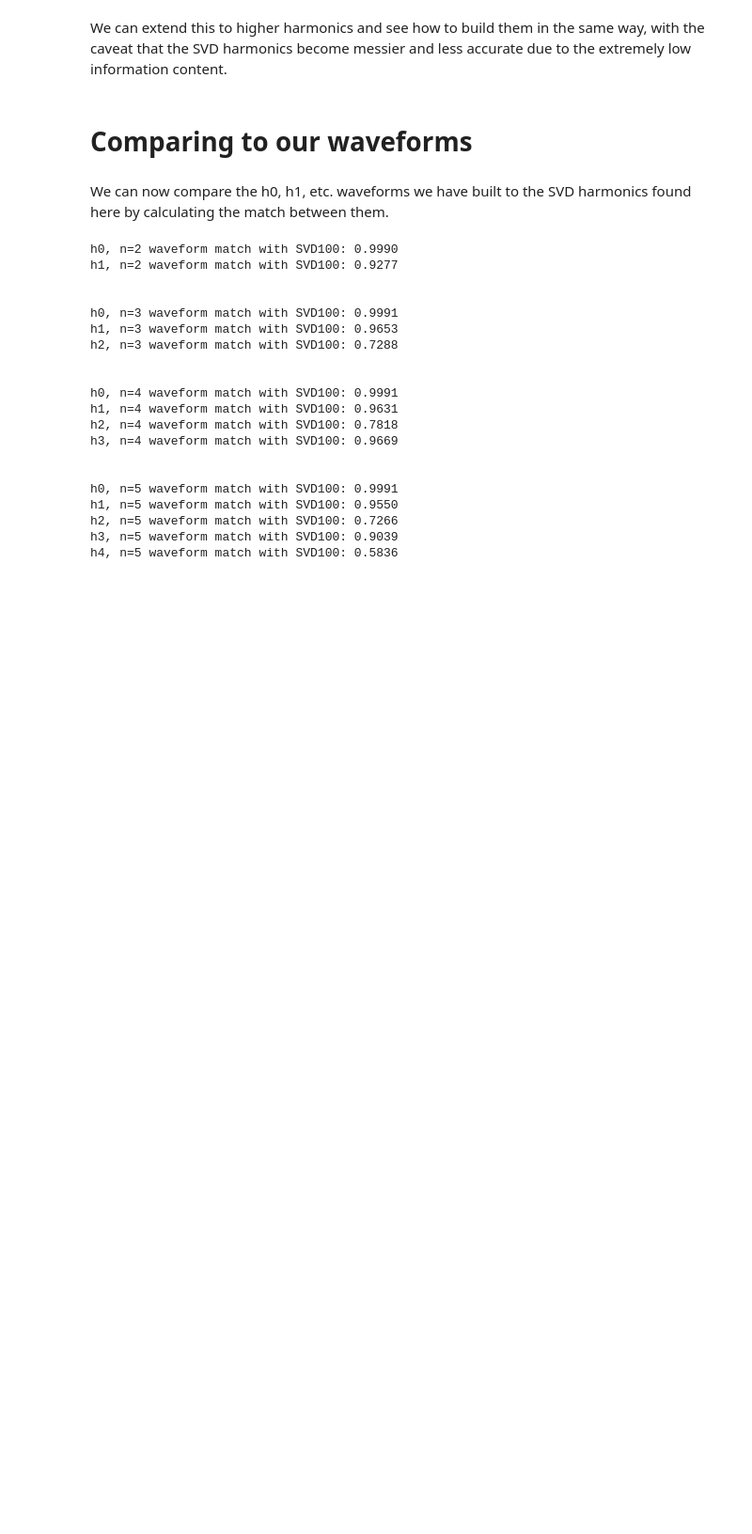
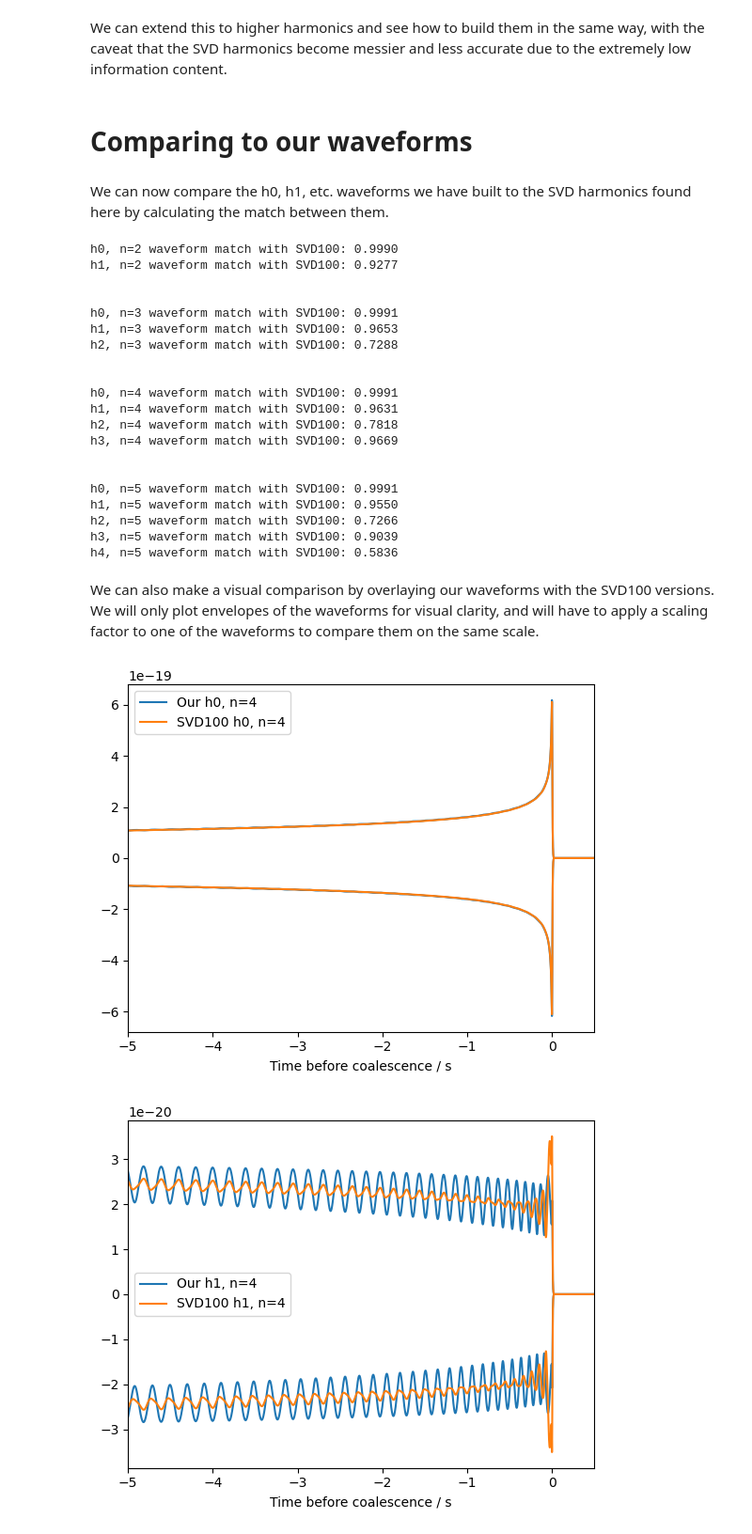
Before and after one commit to BenGPatterson/EccentricHarmonics, a Jupyter notebook: SVD_unwhitened.ipynb, the cells around one changed output. Shown at 94% size. Saved outputs shown, nothing was run; the diff lists cells and outputs as text; code cells hidden in the pictures; blank space fills up the shorter version.

Commit message:
Added visual comparison plots between our waveforms and SVD100 versions

```diff
--- a/SVD_unwhitened.ipynb
+++ b/SVD_unwhitened.ipynb
@@ -274,3 +249,47 @@ h1, n=5 waveform match with SVD100: 0.9550
 h2, n=5 waveform match with SVD100: 0.7266
 h3, n=5 waveform match with SVD100: 0.9039
 h4, n=5 waveform match with SVD100: 0.5836
+# %% [markdown]
+We can also make a visual comparison by overlaying our waveforms with the SVD100 versions. We will only plot envelopes of the waveforms for visual clarity, and will have to apply a scaling factor to one of the waveforms to compare them on the same scale.
+# %%
+# Parameters
+n = 4
+
+# Generate our waveforms
+all_wfs = list(get_h([1]*n, f_low, e, chirp2total(chirp, q), q, sample_rate))[1:n+1]
+# %%
+# Make plot of fundamental
+scaling = np.mean(np.abs(all_wfs[0]))/np.mean(np.abs(unwhite_harms_ts[0]))
+plt.plot(all_wfs[0].sample_times, np.abs(all_wfs[0]), c='C0', label=f'Our h0, n={n}')
+plt.plot(all_wfs[0].sample_times, -np.abs(all_wfs[0]), c='C0')
+plt.plot(all_wfs[0].sample_times, np.abs(unwhite_harms_ts[0])*scaling, c='C1', label=f'SVD100 h0, n={n}')
+plt.plot(all_wfs[0].sample_times, -np.abs(unwhite_harms_ts[0])*scaling, c='C1')
+plt.legend()
+plt.xlim(-5,0.5)
+plt.xlabel('Time before coalescence / s')
+plt.show()
+
+# Make plot of first harmonic
+scaling = np.mean(np.abs(all_wfs[1]))/np.mean(np.abs(unwhite_harms_ts[1]))
+plt.plot(all_wfs[1].sample_times, np.abs(all_wfs[1]), c='C0', label=f'Our h1, n={n}')
+plt.plot(all_wfs[1].sample_times, -np.abs(all_wfs[1]), c='C0')
+plt.plot(all_wfs[1].sample_times, np.abs(unwhite_harms_ts[1])*scaling, c='C1', label=f'SVD100 h1, n={n}')
+plt.plot(all_wfs[1].sample_times, -np.abs(unwhite_harms_ts[1])*scaling, c='C1')
+plt.legend()
+plt.xlim(-5,0.5)
+plt.xlabel('Time before coalescence / s')
+plt.show()
+
+# Make plot of second harmonic
+scaling = np.mean(np.abs(all_wfs[2]))/np.mean(np.abs(unwhite_harms_ts[2]))
+plt.plot(all_wfs[2].sample_times, np.abs(all_wfs[2]), c='C0', label=f'Our h2, n={n}')
+plt.plot(all_wfs[2].sample_times, -np.abs(all_wfs[2]), c='C0')
+plt.plot(all_wfs[2].sample_times, np.abs(unwhite_harms_ts[2])*scaling, c='C1', label=f'SVD100 h2, n={n}')
+plt.plot(all_wfs[2].sample_times, -np.abs(unwhite_harms_ts[2])*scaling, c='C1')
+plt.legend()
+plt.xlim(-5,0.5)
+plt.xlabel('Time before coalescence / s')
+plt.show()
+# %% [output]
+[figure, added]
+[figure, added]
```
Also changed, not shown: parts of 7 cells of this notebook, 4 other files.
